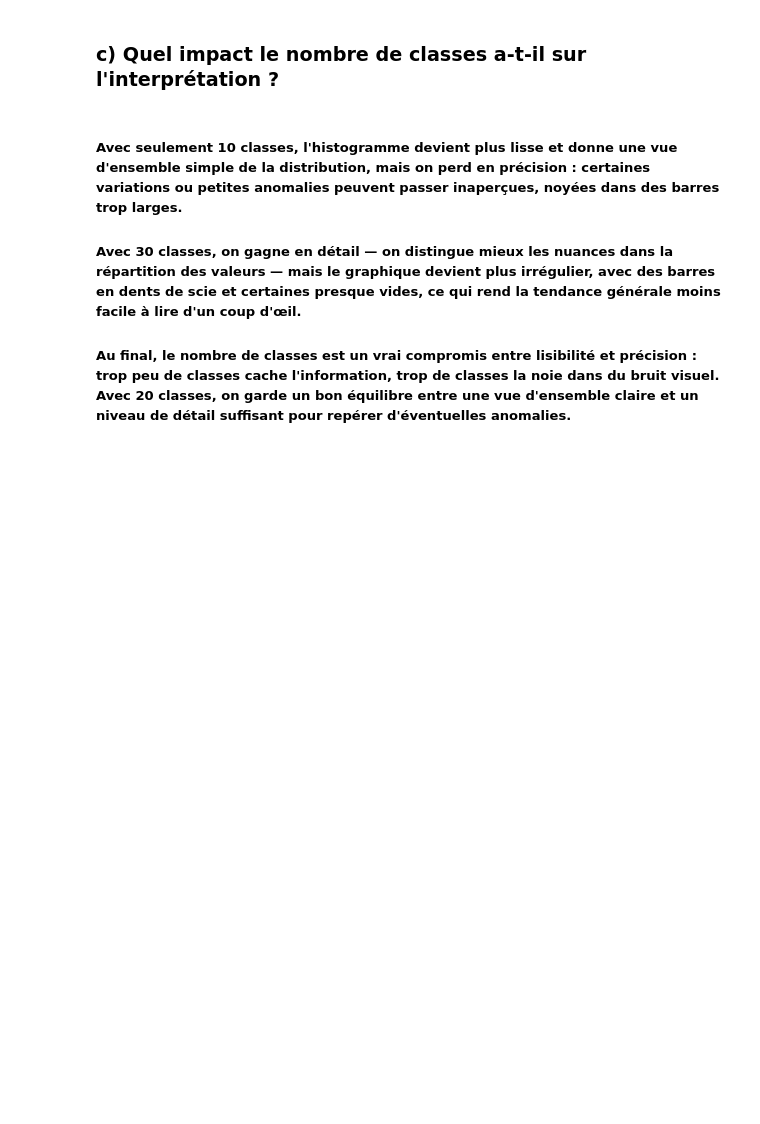
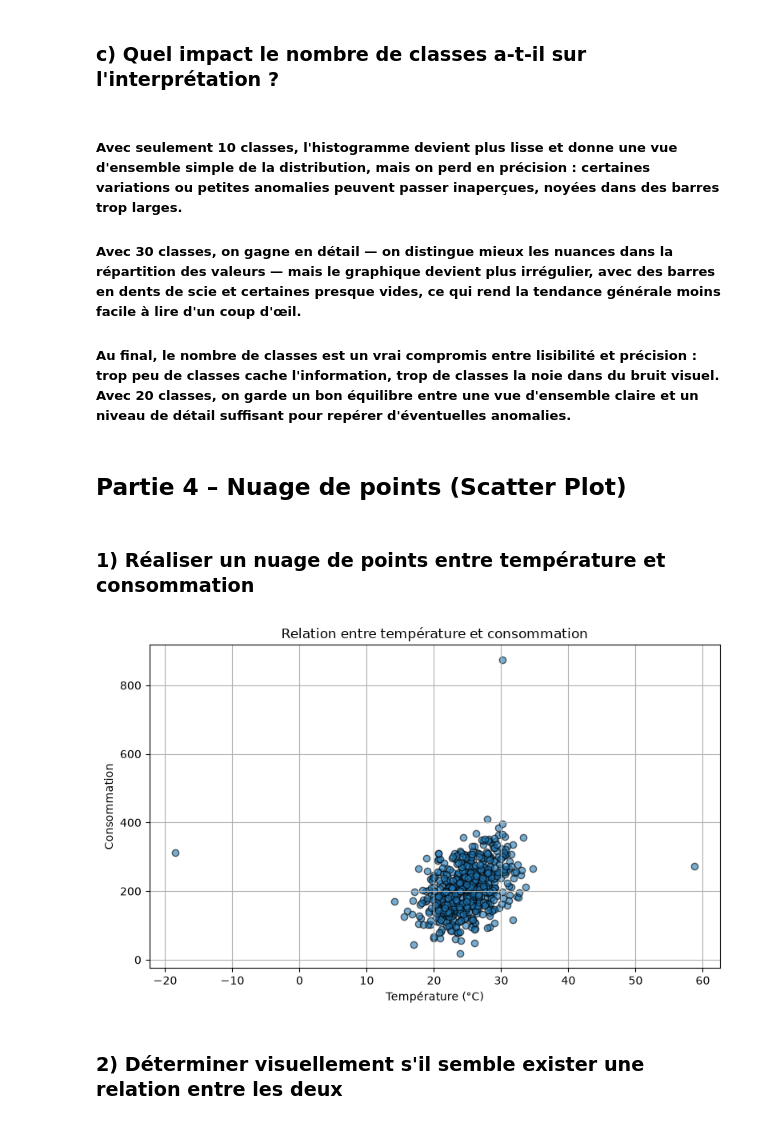
Before and after one commit to Fattimm/atelierMatplotlib, a Jupyter notebook: notebooks/atelier_matplotlib_iot.ipynb, the cells around one changed output. Drawn from its saved outputs; the diff is of its cells as text; code cells hidden in the pictures; blank space fills up the shorter version.

Commit message:
Partie 4 – Nuage de points (Scatter Plot)

```diff
--- a/notebooks/atelier_matplotlib_iot.ipynb
+++ b/notebooks/atelier_matplotlib_iot.ipynb
@@ -205,3 +205,20 @@ plt.show()
 ##### Avec 30 classes, on gagne en détail — on distingue mieux les nuances dans la répartition des valeurs — mais le graphique devient plus irrégulier, avec des barres en dents de scie et certaines presque vides, ce qui rend la tendance générale moins facile à lire d'un coup d'œil.
 
 ##### Au final, le nombre de classes est un vrai compromis entre lisibilité et précision : trop peu de classes cache l'information, trop de classes la noie dans du bruit visuel. Avec 20 classes, on garde un bon équilibre entre une vue d'ensemble claire et un niveau de détail suffisant pour repérer d'éventuelles anomalies.
+# %% [markdown]
+## Partie 4 – Nuage de points (Scatter Plot)
+# %% [markdown]
+### 1) Réaliser un nuage de points entre température et consommation
+# %%
+plt.figure(figsize=(8, 5))
+plt.scatter(df["temperature"], df["consommation"], color="tab:blue", alpha=0.6, edgecolor="black")
+plt.title("Relation entre température et consommation")
+plt.xlabel("Température (°C)")
+plt.ylabel("Consommation")
+plt.grid(True)
+plt.tight_layout()
+plt.show()
+# %% [output]
+[figure, added]
+# %% [markdown]
+### 2) Déterminer visuellement s'il semble exister une relation entre les deux
```
Also changed, not shown: parts of 1 cell of this notebook.
